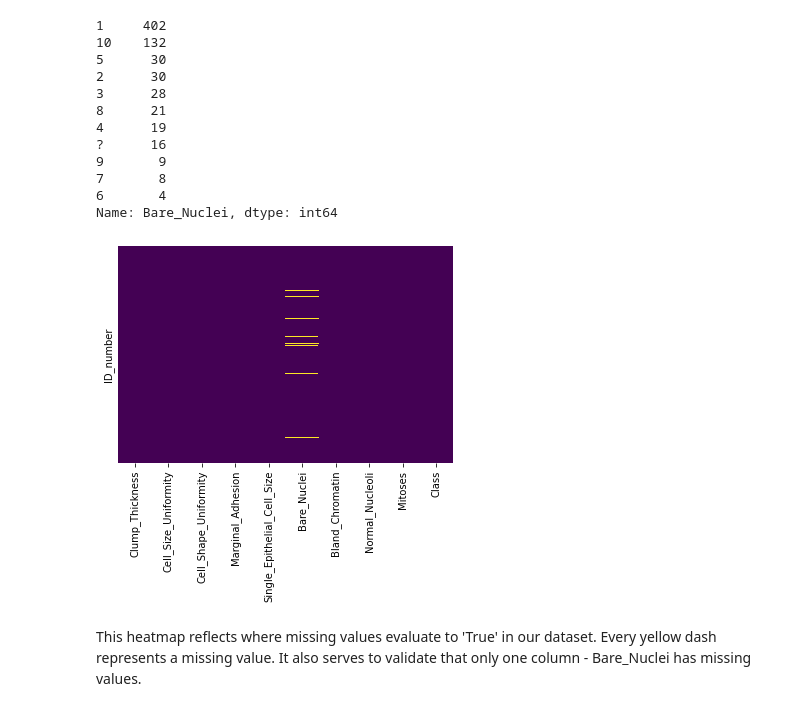
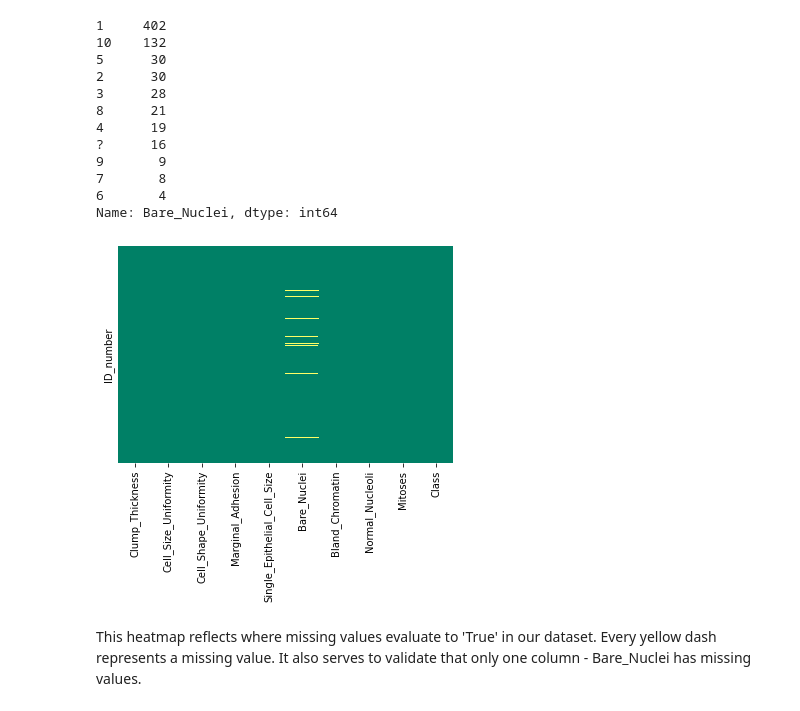
Before and after one commit to MphoKhotleng/Logistic_Regression, a Jupyter notebook: predict_breast_cancer/predict_breast_cancer.ipynb, the cells around one changed output. Saved outputs shown, nothing was run; the diff lists cells and outputs as text; code cells hidden in the pictures.

```diff
--- a/predict_breast_cancer/predict_breast_cancer.ipynb
+++ b/predict_breast_cancer/predict_breast_cancer.ipynb
@@ -82,10 +82,10 @@ Name: Bare_Nuclei, dtype: int64
 # %%
 bc = bc.replace('?', np.nan)
 # %%
-sns.heatmap(bc.isnull(),yticklabels=False,cbar=False,cmap='viridis')
+sns.heatmap(bc.isnull(),yticklabels=False,cbar=False,cmap='summer')
 plt.show()
 # %% [output]
-[figure, old version]
+[figure, new version]
 # %% [markdown]
 This heatmap reflects where missing values evaluate to 'True' in our dataset. Every yellow dash represents a missing value.
 It also serves to validate that only one column - Bare_Nuclei has missing values.
```
Also changed, not shown: parts of 20 cells of this notebook.
